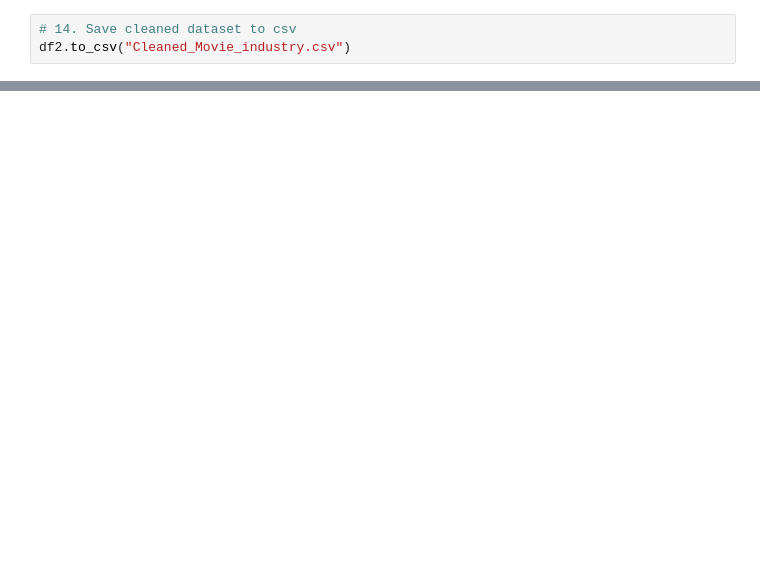
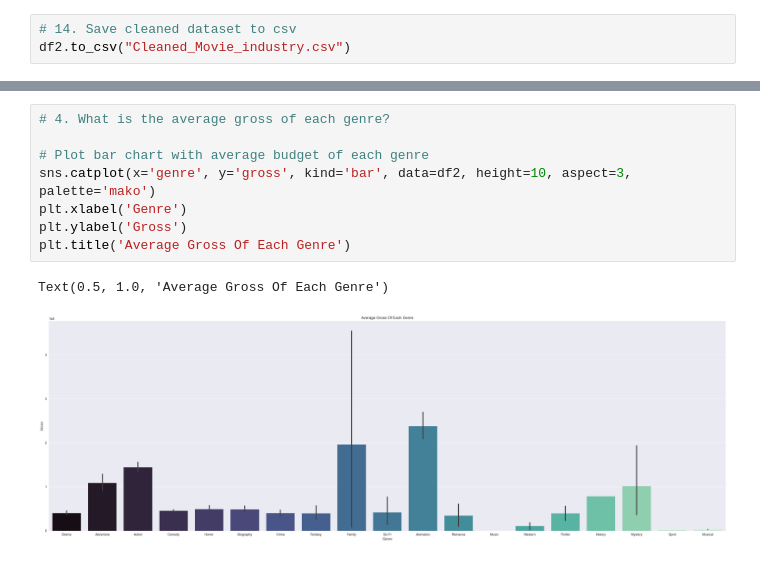
Before and after one commit to Ducduong1811/Data-Analysis, a Jupyter notebook: 7-Data-cleaning-for-movies-data.ipynb, the cells around one changed output, grey strips where cells are left out. Saved outputs shown, nothing was run; the diff lists cells and outputs as text; blank space fills up the shorter version.

```diff
--- a/7-Data-cleaning-for-movies-data.ipynb
+++ b/7-Data-cleaning-for-movies-data.ipynb
@@ -404,0 +599,11 @@ df2.to_csv("Cleaned_Movie_industry.csv")
+# %%
+# 4. What is the average gross of each genre?
+
+# Plot bar chart with average budget of each genre
+sns.catplot(x='genre', y='gross', kind='bar', data=df2, height=10, aspect=3, palette='mako')
+plt.xlabel('Genre')
+plt.ylabel('Gross')
+plt.title('Average Gross Of Each Genre')
+# %% [output]
+Text(0.5, 1.0, 'Average Gross Of Each Genre')
+[figure, added]
```
Also changed, not shown: parts of 26 cells of this notebook.
